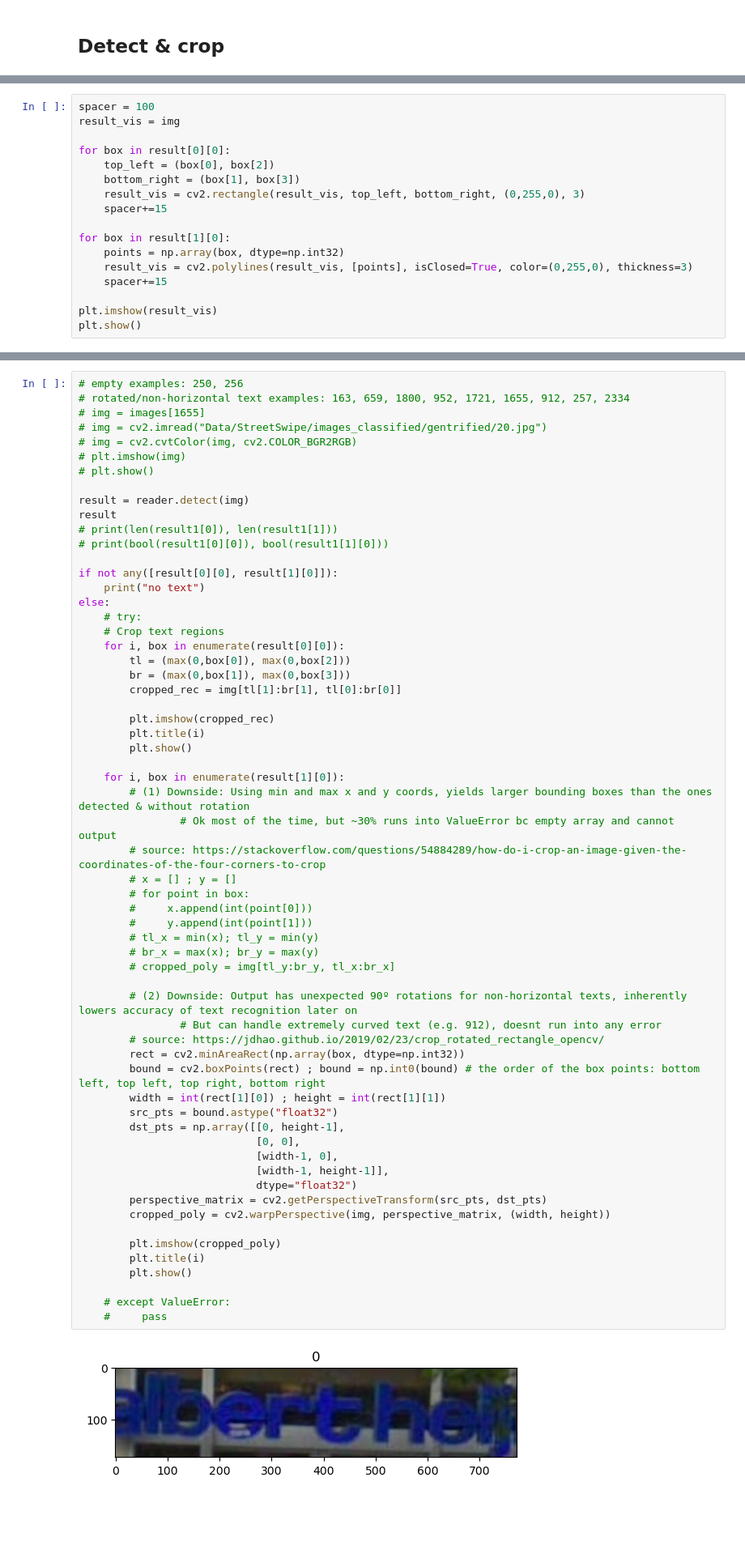
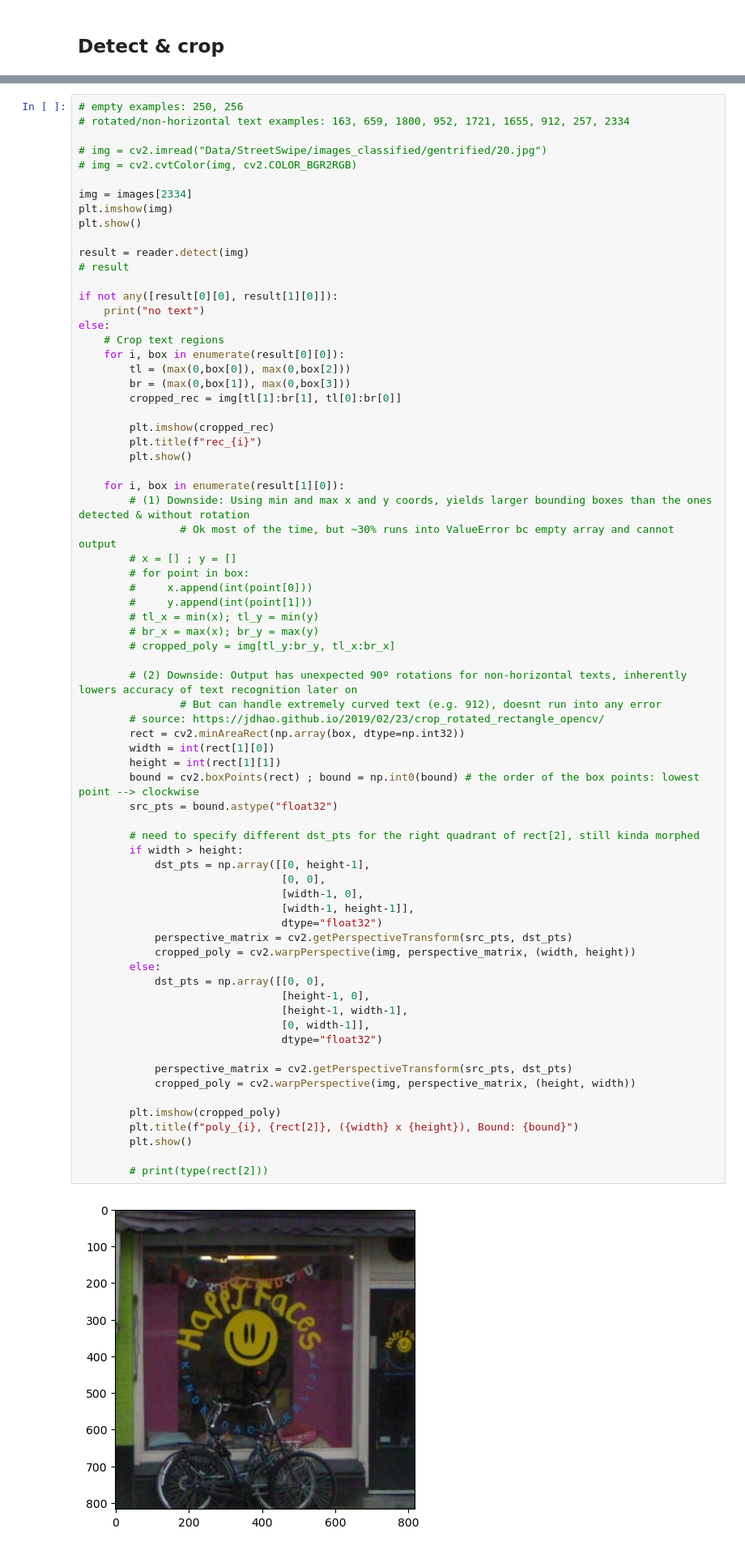
Before and after one commit to atran13/MSc-Thesis-Signs-of-Gentrification, a Jupyter notebook: EasyOCR Text detection.ipynb, the cells around one changed output, grey strips where cells are left out. Shown at 81% size. Drawn from its saved outputs; the diff is of its cells as text; blank space fills up the shorter version.

```diff
--- a/EasyOCR Text detection.ipynb
+++ b/EasyOCR Text detection.ipynb
@@ -70,20 +69,3 @@ plt.show()
 
 # for name in class_names:
 #     os.makedirs(os.path.join(new_folder, name))
-# %%
-spacer = 100
-result_vis = img
-
-for box in result[0][0]:
-    top_left = (box[0], box[2])
-    bottom_right = (box[1], box[3])
-    result_vis = cv2.rectangle(result_vis, top_left, bottom_right, (0,255,0), 3)
-    spacer+=15
-
-for box in result[1][0]:
-    points = np.array(box, dtype=np.int32)
-    result_vis = cv2.polylines(result_vis, [points], isClosed=True, color=(0,255,0), thickness=3)
-    spacer+=15
-
-plt.imshow(result_vis)
-plt.show()
@@ -92,63 +72,73 @@ plt.show()
 # %%
 # empty examples: 250, 256
 # rotated/non-horizontal text examples: 163, 659, 1800, 952, 1721, 1655, 912, 257, 2334
-# img = images[1655]
+
 # img = cv2.imread("Data/StreetSwipe/images_classified/gentrified/20.jpg")
 # img = cv2.cvtColor(img, cv2.COLOR_BGR2RGB)
-# plt.imshow(img)
-# plt.show()
+
+img = images[2334]
+plt.imshow(img)
+plt.show()
 
 result = reader.detect(img)
-result
-# print(len(result1[0]), len(result1[1]))
-# print(bool(result1[0][0]), bool(result1[1][0]))
+# result
 
 if not any([result[0][0], result[1][0]]):
     print("no text")
 else:
-    # try:
     # Crop text regions
     for i, box in enumerate(result[0][0]):
         tl = (max(0,box[0]), max(0,box[2]))
         br = (max(0,box[1]), max(0,box[3]))
         cropped_rec = img[tl[1]:br[1], tl[0]:br[0]]
 
         plt.imshow(cropped_rec)
-        plt.title(i)
+        plt.title(f"rec_{i}")
         plt.show()
 
     for i, box in enumerate(result[1][0]):
         # (1) Downside: Using min and max x and y coords, yields larger bounding boxes than the ones detected & without rotation
                 # Ok most of the time, but ~30% runs into ValueError bc empty array and cannot output
-        # source: https://stackoverflow.com/questions/54884289/how-do-i-crop-an-image-given-the-coordinates-of-the-four-corners-to-crop
         # x = [] ; y = []
         # for point in box:
         #     x.append(int(point[0]))
         #     y.append(int(point[1]))
         # tl_x = min(x); tl_y = min(y)
         # br_x = max(x); br_y = max(y)
         # cropped_poly = img[tl_y:br_y, tl_x:br_x]
 
         # (2) Downside: Output has unexpected 90º rotations for non-horizontal texts, inherently lowers accuracy of text recognition later on
                 # But can handle extremely curved text (e.g. 912), doesnt run into any error
         # source: https://jdhao.github.io/2019/02/23/crop_rotated_rectangle_opencv/
         rect = cv2.minAreaRect(np.array(box, dtype=np.int32))
-        bound = cv2.boxPoints(rect) ; bound = np.int0(bound) # the order of the box points: bottom left, top left, top right, bottom right
-        width = int(rect[1][0]) ; height = int(rect[1][1])
+        width = int(rect[1][0])
+        height = int(rect[1][1])
+        bound = cv2.boxPoints(rect) ; bound = np.int0(bound) # the order of the box points: lowest point --> clockwise
         src_pts = bound.astype("float32")
-        dst_pts = np.array([[0, height-1],
-                            [0, 0],
-                            [width-1, 0],
-                            [width-1, height-1]],
-                            dtype="float32")
-        perspective_matrix = cv2.getPerspectiveTransform(src_pts, dst_pts)
-        cropped_poly = cv2.warpPerspective(img, perspective_matrix, (width, height))
+
+        # need to specify different dst_pts for the right quadrant of rect[2], still kinda morphed
+        if width > height:
+            dst_pts = np.array([[0, height-1],
+                                [0, 0],
+                                [width-1, 0],
+                                [width-1, height-1]],
+                                dtype="float32")
+            perspective_matrix = cv2.getPerspectiveTransform(src_pts, dst_pts)
+            cropped_poly = cv2.warpPerspective(img, perspective_matrix, (width, height))
+        else:
+            dst_pts = np.array([[0, 0],
+                                [height-1, 0],
+                                [height-1, width-1],
+                                [0, width-1]],
+                                dtype="float32")
+
+            perspective_matrix = cv2.getPerspectiveTransform(src_pts, dst_pts)
+            cropped_poly = cv2.warpPerspective(img, perspective_matrix, (height, width))
 
         plt.imshow(cropped_poly)
-        plt.title(i)
+        plt.title(f"poly_{i}, {rect[2]}, ({width} x {height}), Bound: {bound}")
         plt.show()
 
-    # except ValueError:
-    #     pass
+        # print(type(rect[2]))
 # %% [output]
-[figure, old version]
+[figure, new version]
```
Also changed, not shown: parts of 6 cells of this notebook.
